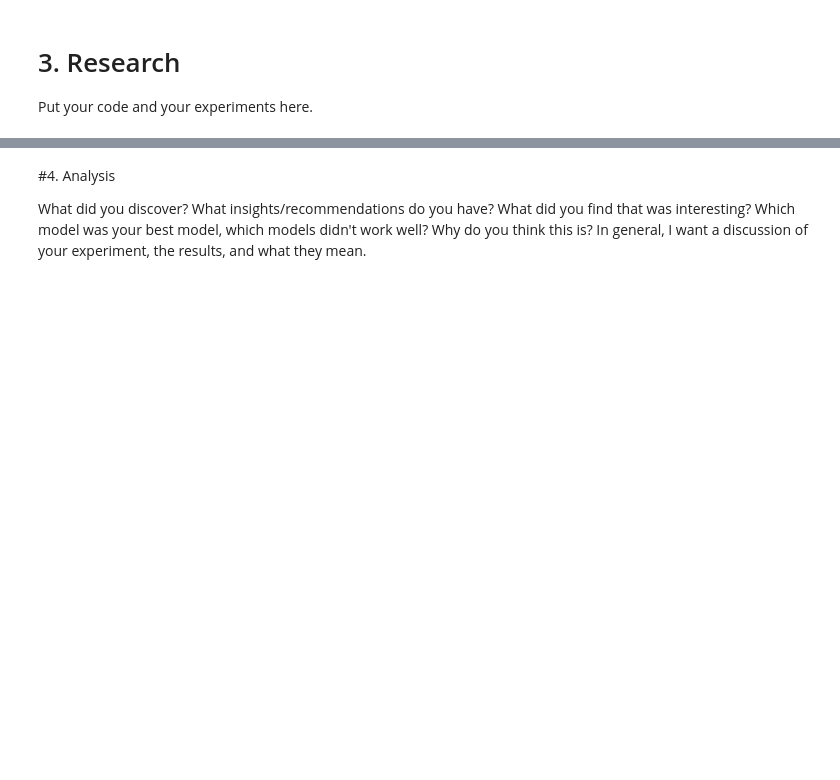
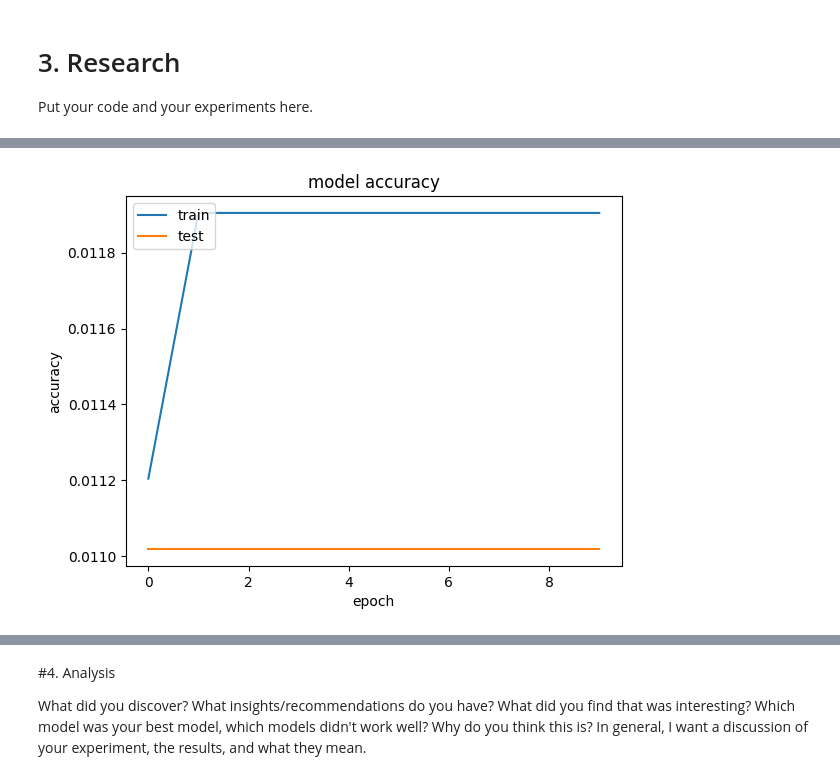
Before and after one commit to Nathan499/CS-167, a Jupyter notebook: Project2.ipynb, the cells around one changed output, grey strips where cells are left out. Cells and saved outputs as stored; diff of their text form; code cells hidden in the pictures; blank space fills up the shorter version.

```diff
--- a/Project2.ipynb
+++ b/Project2.ipynb
@@ -110,0 +273,41 @@ model.compile(optimizer=opt, loss='binary_crossentropy', metrics=['accuracy'])
+# %%
+#I am going to attempt to run an extra model to see if adding another conversion and max pooling layer to see if that makes a difference
+model4 = Sequential()
+model4.add(Conv2D(32, (3, 3), activation = 'relu', input_shape=(img_width, img_height, 3), padding = 'valid'))
+model4.add(MaxPooling2D(pool_size=(2, 2)))
+
+model4.add(Conv2D(32, (3, 3),activation = 'relu', padding = 'valid'))
+model4.add(MaxPooling2D(pool_size=(2, 2)))
+
+model4.add(Conv2D(32, (3, 3),activation = 'relu', padding = 'valid'))
+model4.add(MaxPooling2D(pool_size=(2, 2)))
+
+model4.add(Flatten())
+model4.add(Dense(32,activation = 'relu'))
+model4.add(Dense(1,activation='softmax'))
+
+# need to compile the model before you can use it
+opt = SGD(lr=0.001, momentum=0.9)
+model4.compile(optimizer=opt, loss='binary_crossentropy', metrics=['accuracy'])
+
+#This will actually train the model.
+#You will want to change the epochs to something small enough to run on your computer.
+#Maybe 3 to 10 if you do not have a GPU doing the work.
+training_results4 = model4.fit_generator(
+        train_data, #training set
+        steps_per_epoch = len(train_data),
+        epochs=10, #number of epochs
+        validation_data = test_data, #testing set
+        validation_steps = len(test_data)
+        )
+
+import matplotlib.pyplot as plt
+%matplotlib inline
+plt.plot(training_results4.history['accuracy'])
+plt.plot(training_results4.history['val_accuracy'])
+plt.title('model accuracy')
+plt.ylabel('accuracy')
+plt.xlabel('epoch')
+plt.legend(['train', 'test'], loc='upper left')
+plt.show()
+# %% [output]
@@ -110,0 +334 @@ model.compile(optimizer=opt, loss='binary_crossentropy', metrics=['accuracy'])
+[figure, added]
```
Also changed, not shown: parts of 11 cells of this notebook.
